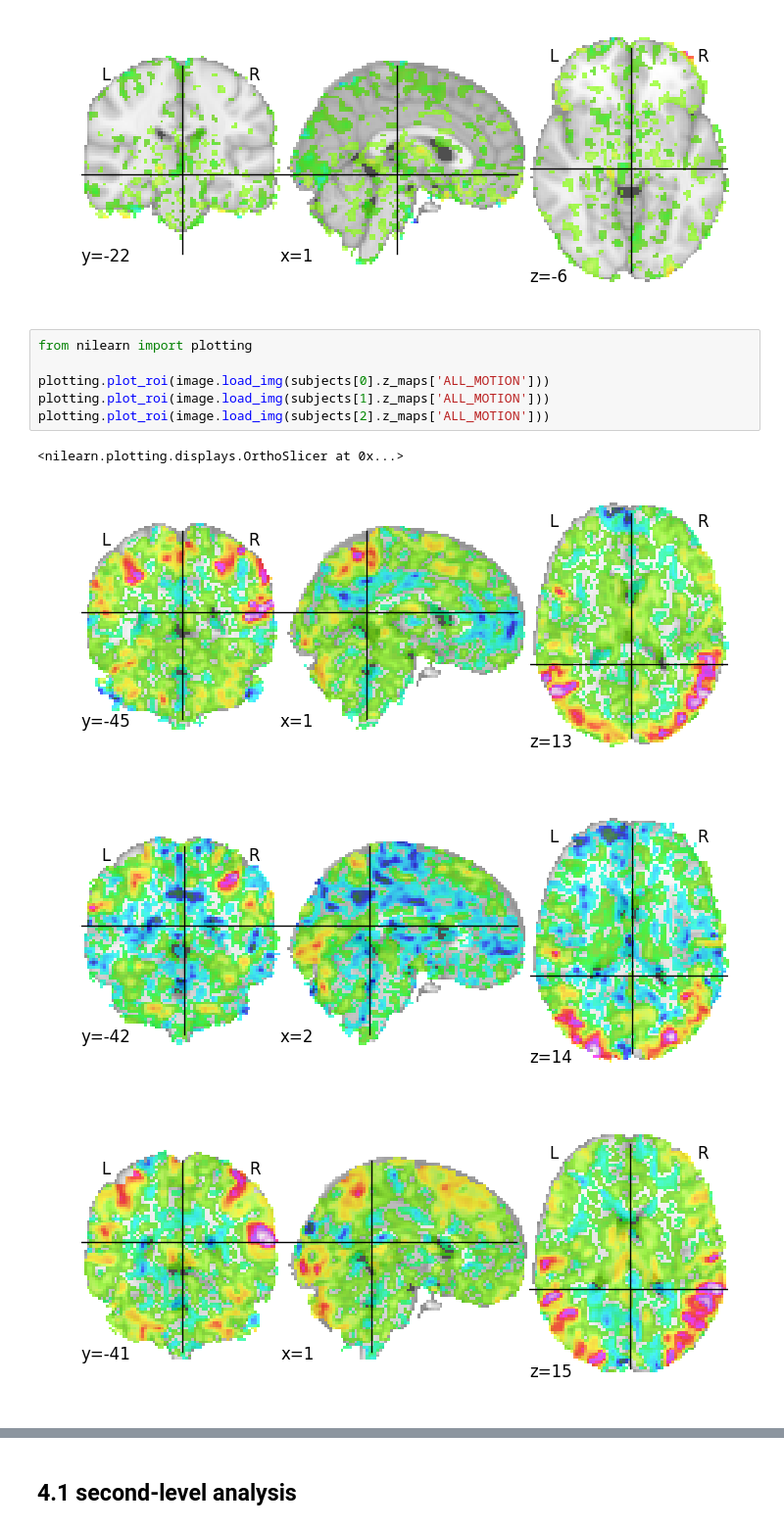
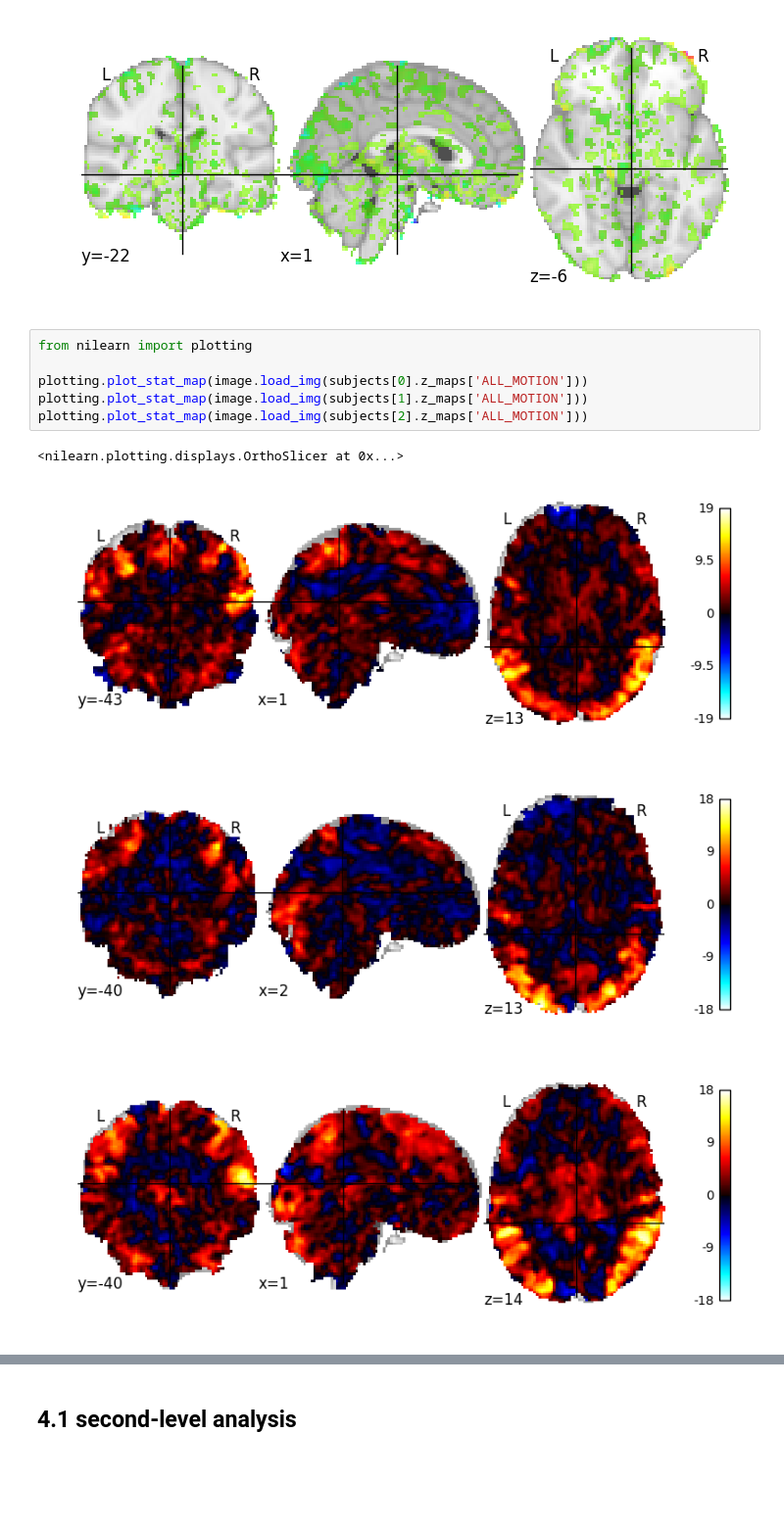
Before and after one commit to notakamilice/graduate_thesis, a Jupyter notebook: fmri_analysis_pipeline.ipynb, the cells around one changed output, grey strips where cells are left out. Shown at 98% size. Saved outputs shown, nothing was run; the diff lists cells and outputs as text; blank space fills up the shorter version.

```diff
--- a/fmri_analysis_pipeline.ipynb
+++ b/fmri_analysis_pipeline.ipynb
@@ -1055,12 +1059,12 @@ plotting.plot_roi(image.load_img(subjects[0].effects_maps['TOM-RANDOM']))
 # %%
 from nilearn import plotting
 
-plotting.plot_roi(image.load_img(subjects[0].z_maps['ALL_MOTION']))
-plotting.plot_roi(image.load_img(subjects[1].z_maps['ALL_MOTION']))
-plotting.plot_roi(image.load_img(subjects[2].z_maps['ALL_MOTION']))
+plotting.plot_stat_map(image.load_img(subjects[0].z_maps['ALL_MOTION']))
+plotting.plot_stat_map(image.load_img(subjects[1].z_maps['ALL_MOTION']))
+plotting.plot_stat_map(image.load_img(subjects[2].z_maps['ALL_MOTION']))
 # %% [output]
 <nilearn.plotting.displays.OrthoSlicer at 0x...>
-[figure, old version]
+[figure, new version]
-[figure, old version]
+[figure, new version]
-[figure, old version]
+[figure, new version]
 # %%
```
Also changed, not shown: parts of 36 cells of this notebook.
